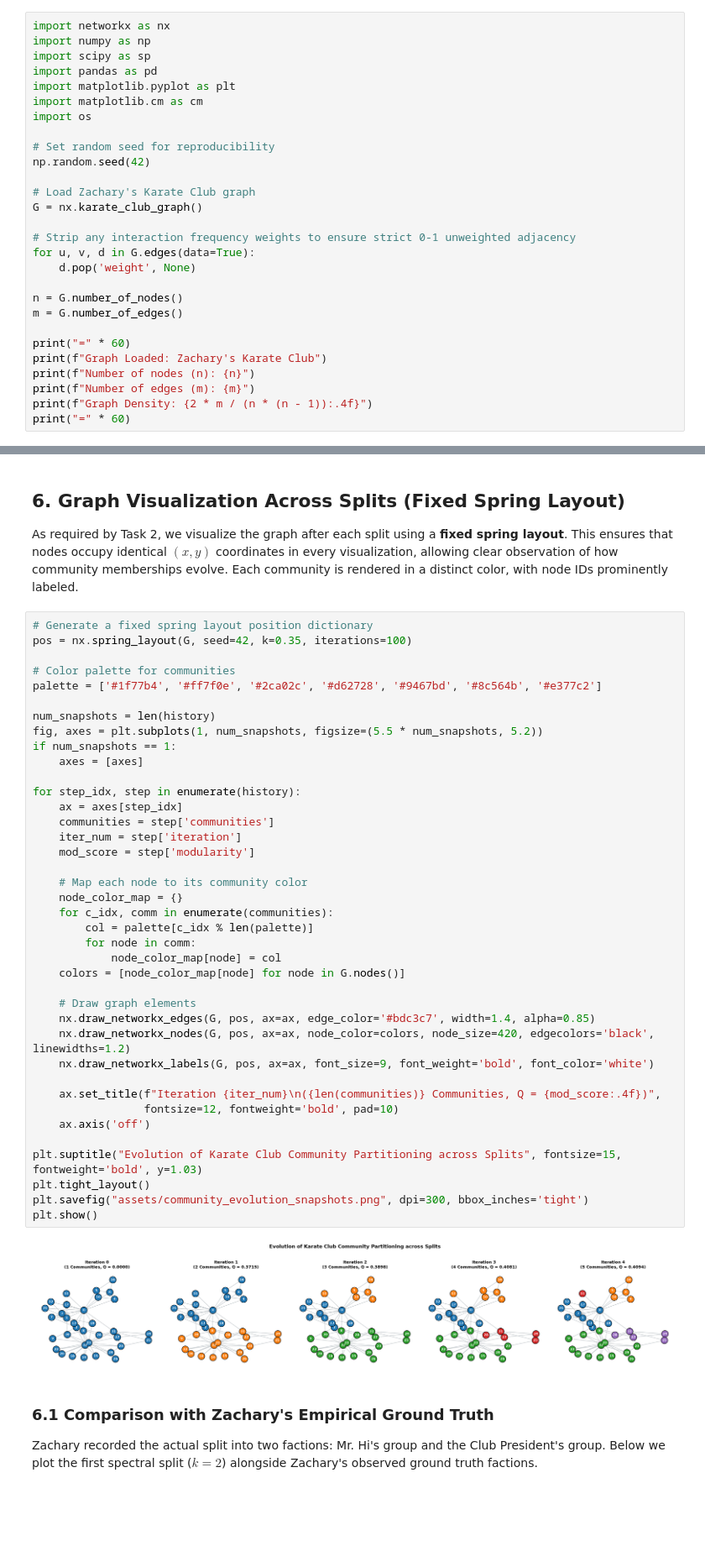
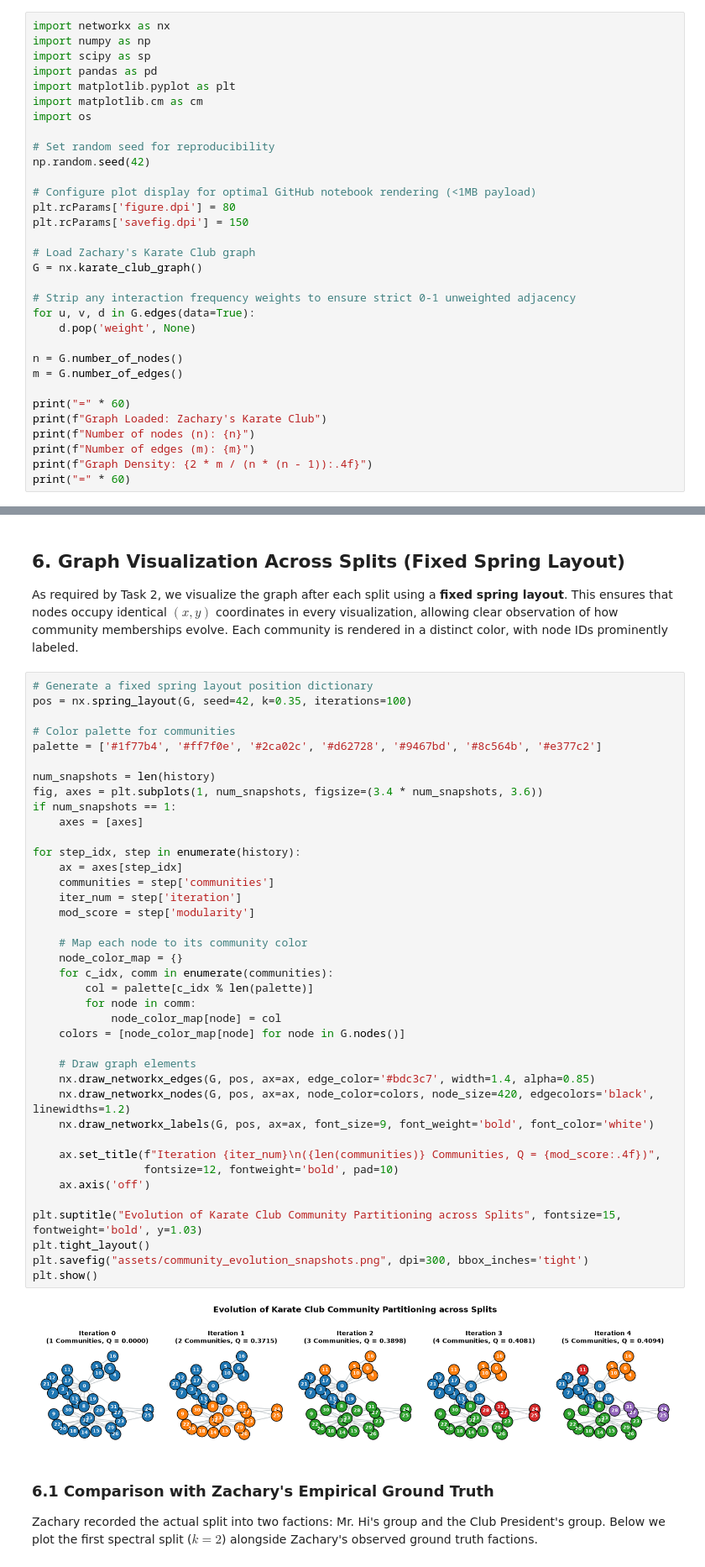
Before and after one commit to rudrapratap123baandal-gif/karate-club-modularity, a Jupyter notebook: Karate_Club_Modularity.ipynb, the cells around one changed output, grey strips where cells are left out. Shown at 84% size. Cells and saved outputs as stored; diff of their text form; blank space fills up the shorter version.

Commit message:
Fix GitHub notebook rendering payload size (<1MB) and KaTeX math formatting

```diff
--- a/Karate_Club_Modularity.ipynb
+++ b/Karate_Club_Modularity.ipynb
@@ -222,6 +222,10 @@ import os
 
 # Set random seed for reproducibility
 np.random.seed(42)
+
+# Configure plot display for optimal GitHub notebook rendering (<1MB payload)
+plt.rcParams['figure.dpi'] = 80
+plt.rcParams['savefig.dpi'] = 150
 
 # Load Zachary's Karate Club graph
 G = nx.karate_club_graph()
@@ -439,39 +443,39 @@ pos = nx.spring_layout(G, seed=42, k=0.35, iterations=100)
 palette = ['#1f77b4', '#ff7f0e', '#2ca02c', '#d62728', '#9467bd', '#8c564b', '#e377c2']
 
 num_snapshots = len(history)
-fig, axes = plt.subplots(1, num_snapshots, figsize=(5.5 * num_snapshots, 5.2))
+fig, axes = plt.subplots(1, num_snapshots, figsize=(3.4 * num_snapshots, 3.6))
 if num_snapshots == 1:
     axes = [axes]
 
 for step_idx, step in enumerate(history):
     ax = axes[step_idx]
     communities = step['communities']
     iter_num = step['iteration']
     mod_score = step['modularity']
 
     # Map each node to its community color
     node_color_map = {}
     for c_idx, comm in enumerate(communities):
         col = palette[c_idx % len(palette)]
         for node in comm:
             node_color_map[node] = col
     colors = [node_color_map[node] for node in G.nodes()]
 
     # Draw graph elements
     nx.draw_networkx_edges(G, pos, ax=ax, edge_color='#bdc3c7', width=1.4, alpha=0.85)
     nx.draw_networkx_nodes(G, pos, ax=ax, node_color=colors, node_size=420, edgecolors='black', linewidths=1.2)
     nx.draw_networkx_labels(G, pos, ax=ax, font_size=9, font_weight='bold', font_color='white')
 
     ax.set_title(f"Iteration {iter_num}\n({len(communities)} Communities, Q = {mod_score:.4f})",
                  fontsize=12, fontweight='bold', pad=10)
     ax.axis('off')
 
 plt.suptitle("Evolution of Karate Club Community Partitioning across Splits", fontsize=15, fontweight='bold', y=1.03)
 plt.tight_layout()
 plt.savefig("assets/community_evolution_snapshots.png", dpi=300, bbox_inches='tight')
 plt.show()
 # %% [output]
-[figure, old version]
+[figure, new version]
 # %% [markdown]
 ### 6.1 Comparison with Zachary's Empirical Ground Truth
 Zachary recorded the actual split into two factions: Mr. Hi's group and the Club President's group. Below we plot the first spectral split ($k=2$) alongside Zachary's observed ground truth factions.
```
Also changed, not shown: parts of 4 cells of this notebook, 1 other file.
